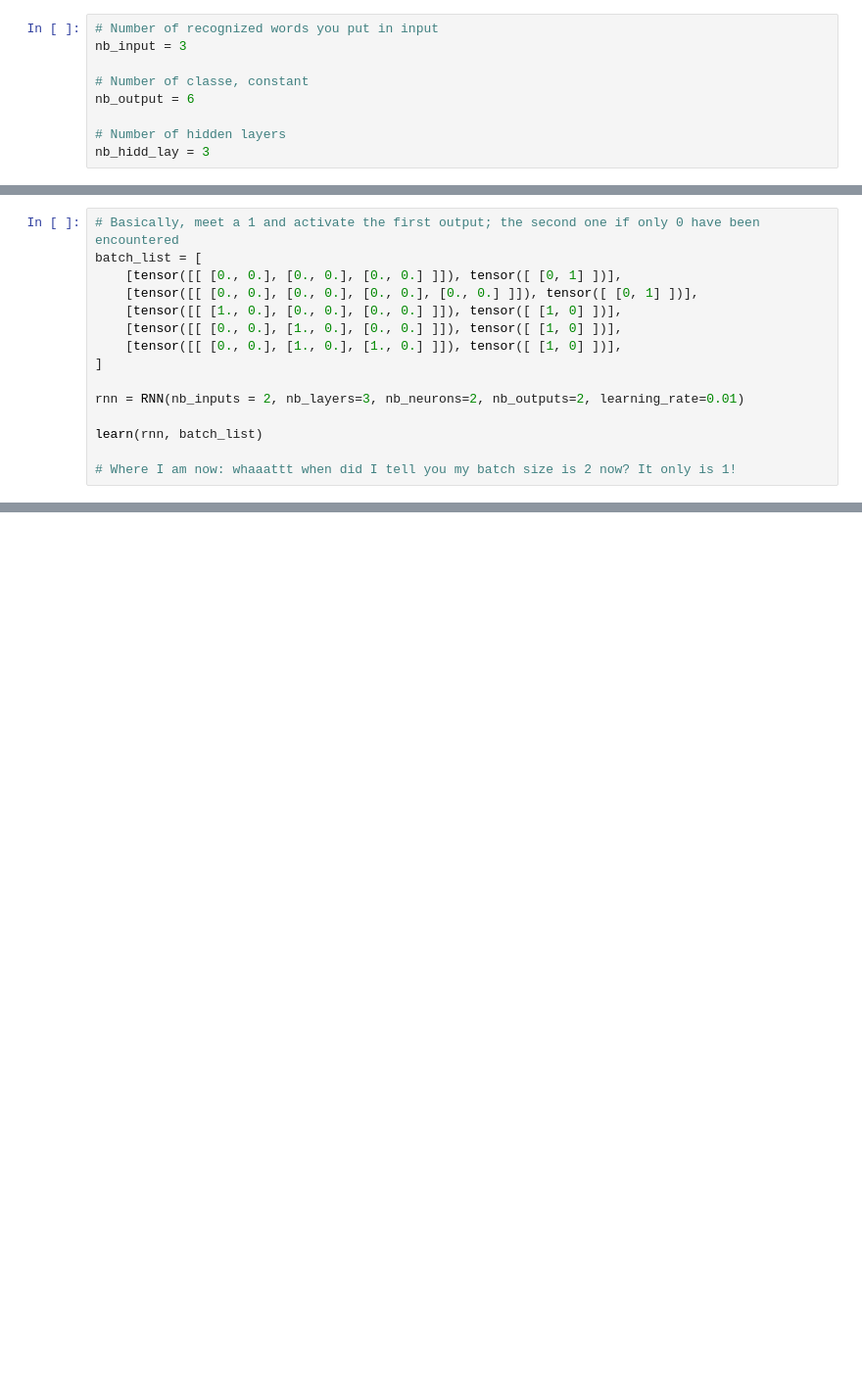
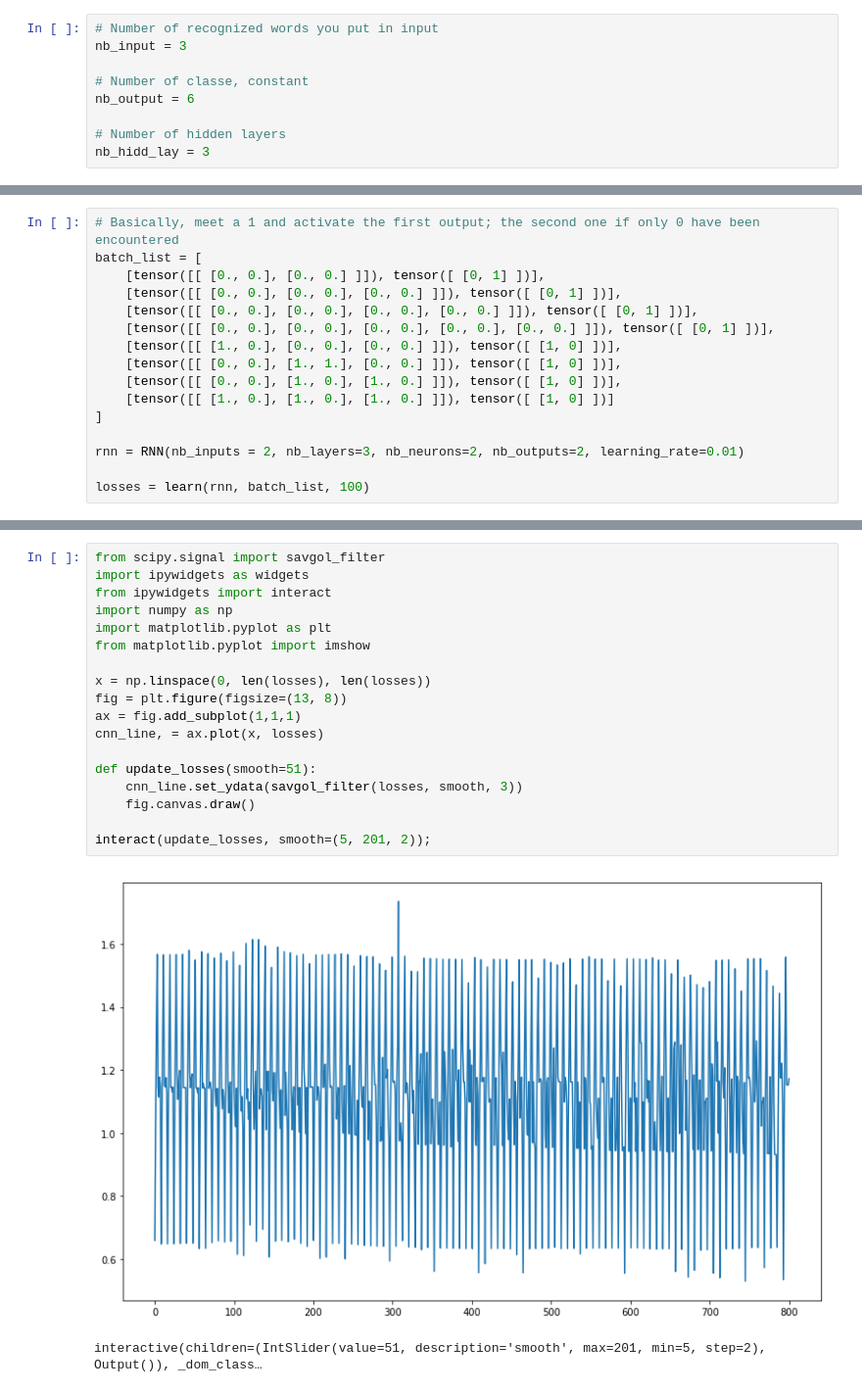
Before and after one commit to CroquetteTheThe/TREC, a Jupyter notebook: TREC.ipynb, the cells around one changed output, grey strips where cells are left out. Shown at 98% size. Saved outputs shown, nothing was run; the diff lists cells and outputs as text; blank space fills up the shorter version.

```diff
--- a/TREC.ipynb
+++ b/TREC.ipynb
@@ -73,16 +87,17 @@ def learn(rnn, batch_list, num_epochs=1,):
 # %%
 # Basically, meet a 1 and activate the first output; the second one if only 0 have been encountered
 batch_list = [
+    [tensor([[ [0., 0.], [0., 0.] ]]), tensor([ [0, 1] ])],
     [tensor([[ [0., 0.], [0., 0.], [0., 0.] ]]), tensor([ [0, 1] ])],
     [tensor([[ [0., 0.], [0., 0.], [0., 0.], [0., 0.] ]]), tensor([ [0, 1] ])],
+    [tensor([[ [0., 0.], [0., 0.], [0., 0.], [0., 0.], [0., 0.] ]]), tensor([ [0, 1] ])],
     [tensor([[ [1., 0.], [0., 0.], [0., 0.] ]]), tensor([ [1, 0] ])],
-    [tensor([[ [0., 0.], [1., 0.], [0., 0.] ]]), tensor([ [1, 0] ])],
+    [tensor([[ [0., 0.], [1., 1.], [0., 0.] ]]), tensor([ [1, 0] ])],
     [tensor([[ [0., 0.], [1., 0.], [1., 0.] ]]), tensor([ [1, 0] ])],
+    [tensor([[ [1., 0.], [1., 0.], [1., 0.] ]]), tensor([ [1, 0] ])]
 ]
 
 rnn = RNN(nb_inputs = 2, nb_layers=3, nb_neurons=2, nb_outputs=2, learning_rate=0.01)
 
-learn(rnn, batch_list)
-
-# Where I am now: whaaattt when did I tell you my batch size is 2 now? It only is 1!
+losses = learn(rnn, batch_list, 100)
 # %% [output]
@@ -89,0 +127,21 @@ learn(rnn, batch_list)
+# %%
+from scipy.signal import savgol_filter
+import ipywidgets as widgets
+from ipywidgets import interact
+import numpy as np
+import matplotlib.pyplot as plt
+from matplotlib.pyplot import imshow
+
+x = np.linspace(0, len(losses), len(losses))
+fig = plt.figure(figsize=(13, 8))
+ax = fig.add_subplot(1,1,1)
+cnn_line, = ax.plot(x, losses)
+
+def update_losses(smooth=51):
+    cnn_line.set_ydata(savgol_filter(losses, smooth, 3))
+    fig.canvas.draw()
+
+interact(update_losses, smooth=(5, 201, 2));
+# %% [output]
+[figure, added]
+interactive(children=(IntSlider(value=51, description='smooth', max=201, min=5, step=2), Output()), _dom_class…
```
Also changed, not shown: parts of 6 cells of this notebook.
